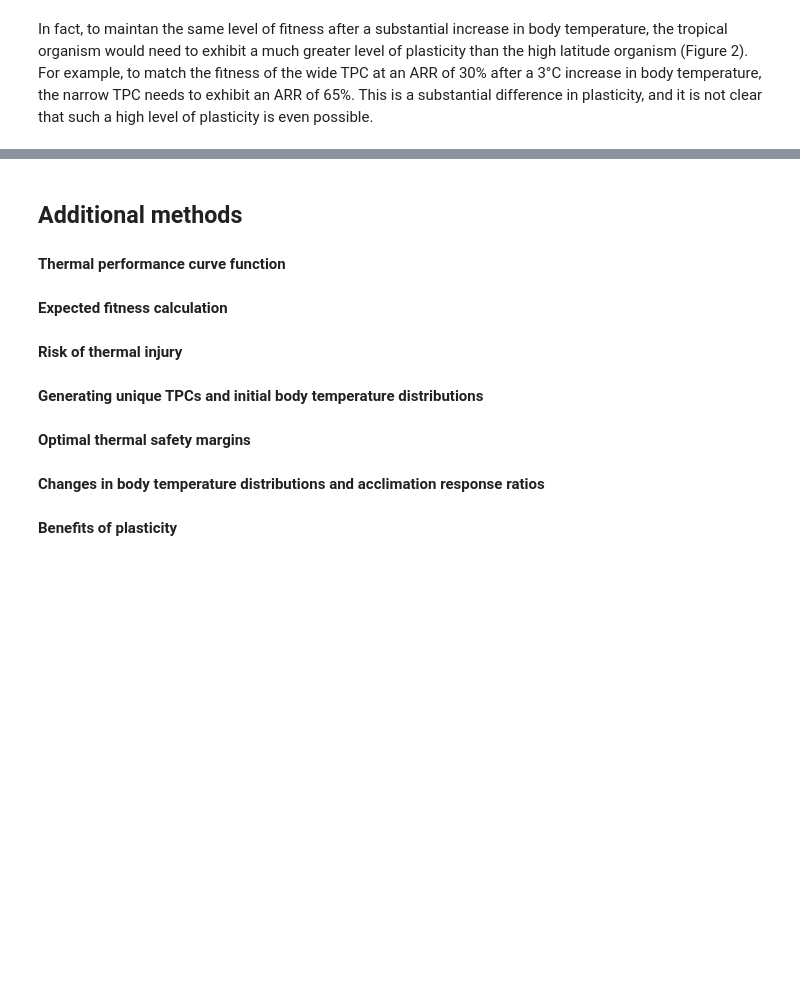
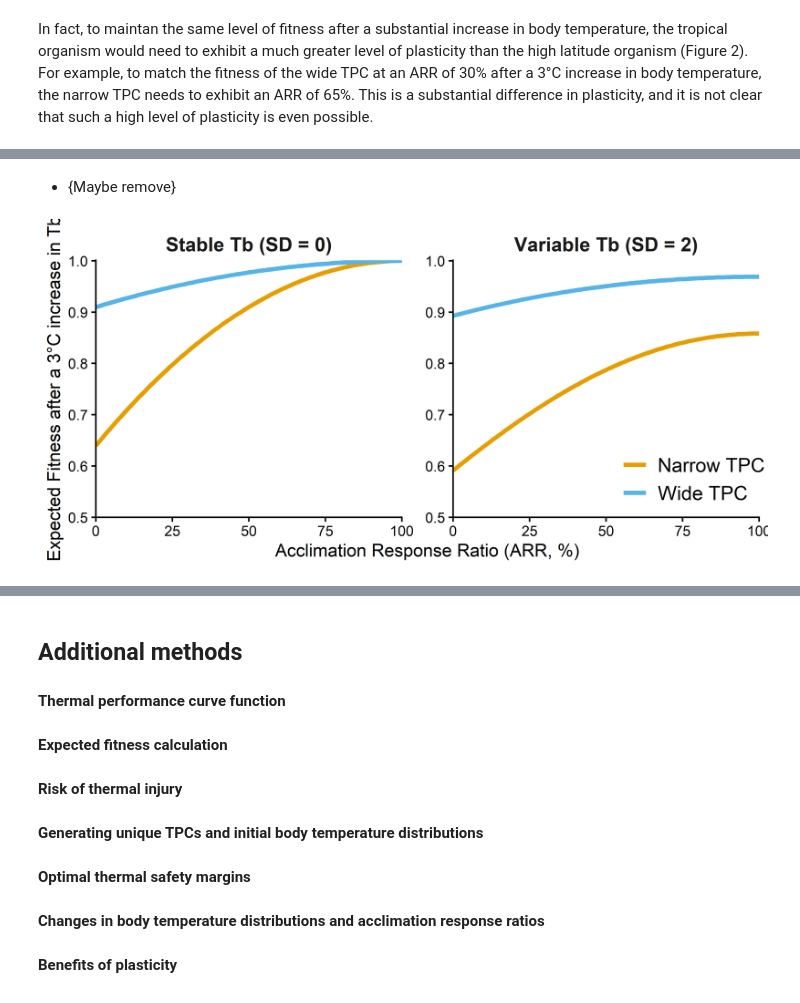
Before and after one commit to ggcostoya/plasticity_benefits, a Jupyter notebook: index.out.ipynb, the cells around one changed output, grey strips where cells are left out. Cells and saved outputs as stored; diff of their text form; code cells hidden in the pictures; blank space fills up the shorter version.

```diff
--- a/index.out.ipynb
+++ b/index.out.ipynb
@@ -289,0 +659,69 @@ ggplot() +
+# %% [markdown]
+-   {Maybe remove}
+# %%
+# define sequence of ARRs
+arrs <- seq(0, 1, by = 0.01)
+delta_tb <- 3
+sd_tb_stable <- 0
+sd_tb_variable <- 2
+
+# define tpc parameters
+topt <- 30
+ctmin_narrow <- 20
+ctmax_narrow <- 35
+ctmin_wide <- 5
+ctmax_wide <- 40
+
+# calculate ottsms
+mean_tb_narrow_stable <- topt - otsm(ctmin_narrow, topt, ctmax_narrow, sd_tb_stable) # nolint
+mean_tb_narrow_variable <- topt - otsm(ctmin_narrow, topt, ctmax_narrow, sd_tb_variable) # nolint
+mean_tb_wide_stable <- topt - otsm(ctmin_wide, topt, ctmax_wide, sd_tb_stable) # nolint
+mean_tb_wide_variable <- topt - otsm(ctmin_wide, topt, ctmax_wide, sd_tb_variable) # nolint
+
+# calculate expected fitness across ARRs, TPC breadths, and tb variability
+exp_w_arrs <- function(topt, ctmin, ctmax, mean_tb, sd_tb, delta_tb) {
+  lapply(arrs, function(x) {
+    exp_w(
+      topt = topt + x * delta_tb,
+      ctmin = ctmin + x * delta_tb,
+      ctmax = ctmax + x * delta_tb,
+      mean_tb = mean_tb + delta_tb,
+      sd_tb = sd_tb
+    )
+  }) |> unlist()
+}
+w_narrow_stable <- exp_w_arrs(topt, ctmin_narrow, ctmax_narrow, mean_tb_narrow_stable, sd_tb_stable, delta_tb) # nolint
+w_narrow_variable <- exp_w_arrs(topt, ctmin_narrow, ctmax_narrow, mean_tb_narrow_variable, sd_tb_variable, delta_tb) # nolint
+w_wide_stable <- exp_w_arrs(topt, ctmin_wide, ctmax_wide, mean_tb_wide_stable, sd_tb_stable, delta_tb) # nolint
+w_wide_variable <- exp_w_arrs(topt, ctmin_wide, ctmax_wide, mean_tb_wide_variable, sd_tb_variable, delta_tb) # nolint
+
+# create data frame for plotting
+exp_w_arrs_df <- tibble(
+  arr = rep(arrs, 4),
+  expected_fitness = c(w_narrow_stable, w_narrow_variable, w_wide_stable, w_wide_variable), # nolint
+  tbr = rep(c("Narrow TPC", "Wide TPC"), each = length(arrs) * 2), # nolint
+  tb_var = rep(c("Stable Tb (SD = 0)", "Variable Tb (SD = 2)"), each = length(arrs), times = 2) # nolint
+)
+
+# plot
+ggplot(exp_w_arrs_df, aes(x = arr * 100, y = expected_fitness, color = tbr)) +
+  geom_line(aes(group = tbr), linewidth = 1.25) +
+  facet_wrap(~tb_var, axes = "all") +
+  scale_color_manual(values = c("#E69F00", "#56B4E9")) +
+  scale_x_continuous(expand = c(0, 0)) +
+  scale_y_continuous(expand = c(0, 0), limits = c(0.5, 1.001)) +
+  theme_classic() +
+  theme(
+    legend.text = element_text(size = 12),
+    legend.title = element_blank(),
+    legend.position = c(0.9, 0.15),
+    strip.text = element_text(size = 12, face = "bold"),
+    strip.background = element_blank(),
+    panel.spacing = unit(1, "lines")
+  ) +
+  labs(
+    x = "Acclimation Response Ratio (ARR, %)",
+    y = "Expected Fitness after a 3°C increase in Tb"
+  )
+# %% [output]
+[figure, added]
```
Also changed, not shown: parts of 14 cells of this notebook, 12 other files.
